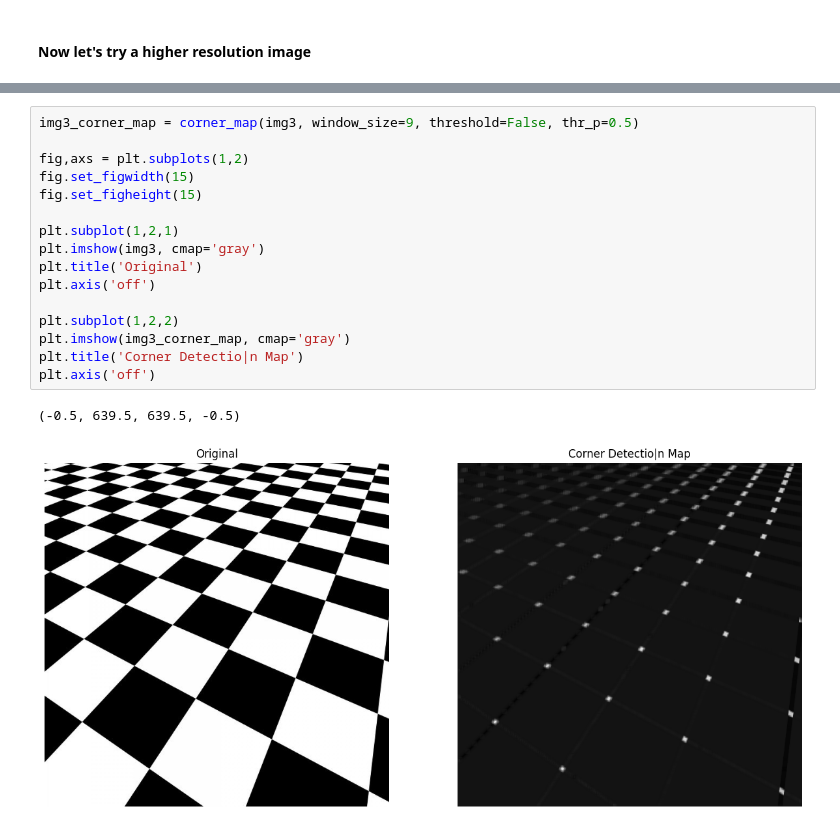
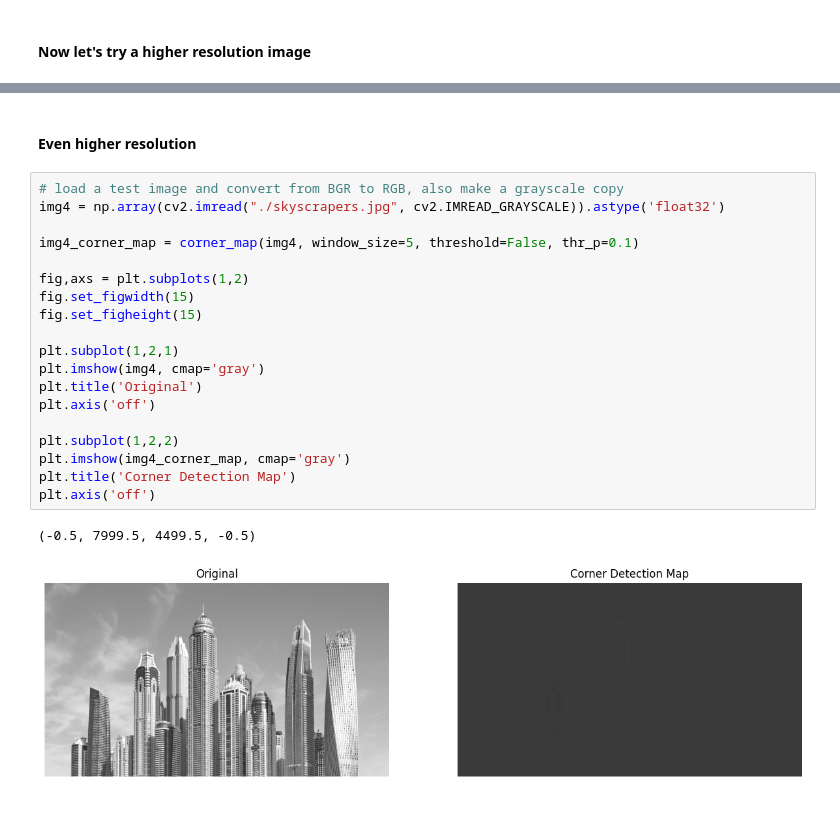
Before and after one commit to tsultan16/Computer_Vision, a Jupyter notebook: feature_detection/corner.ipynb, the cells around one changed output, grey strips where cells are left out. Drawn from its saved outputs; the diff is of its cells as text.

Commit message:
added more tests

```diff
--- a/feature_detection/corner.ipynb
+++ b/feature_detection/corner.ipynb
@@ -666,19 +685,24 @@ img3 = np.array(cv2.imread("./checkerboard.png", cv2.IMREAD_GRAYSCALE)).astype('
+# %% [markdown]
+#### Even higher resolution
 # %%
-img3_corner_map = corner_map(img3, window_size=9, threshold=False, thr_p=0.5)
+# load a test image and convert from BGR to RGB, also make a grayscale copy
+img4 = np.array(cv2.imread("./skyscrapers.jpg", cv2.IMREAD_GRAYSCALE)).astype('float32')
+
+img4_corner_map = corner_map(img4, window_size=5, threshold=False, thr_p=0.1)
 
 fig,axs = plt.subplots(1,2)
 fig.set_figwidth(15)
 fig.set_figheight(15)
 
 plt.subplot(1,2,1)
-plt.imshow(img3, cmap='gray')
+plt.imshow(img4, cmap='gray')
 plt.title('Original')
 plt.axis('off')
 
 plt.subplot(1,2,2)
-plt.imshow(img3_corner_map, cmap='gray')
-plt.title('Corner Detectio|n Map')
+plt.imshow(img4_corner_map, cmap='gray')
+plt.title('Corner Detection Map')
 plt.axis('off')
 # %% [output]
-(-0.5, 639.5, 639.5, -0.5)
+(-0.5, 7999.5, 4499.5, -0.5)
-[figure, old version]
+[figure, new version]
```
Also changed, not shown: parts of 1 cell of this notebook.
